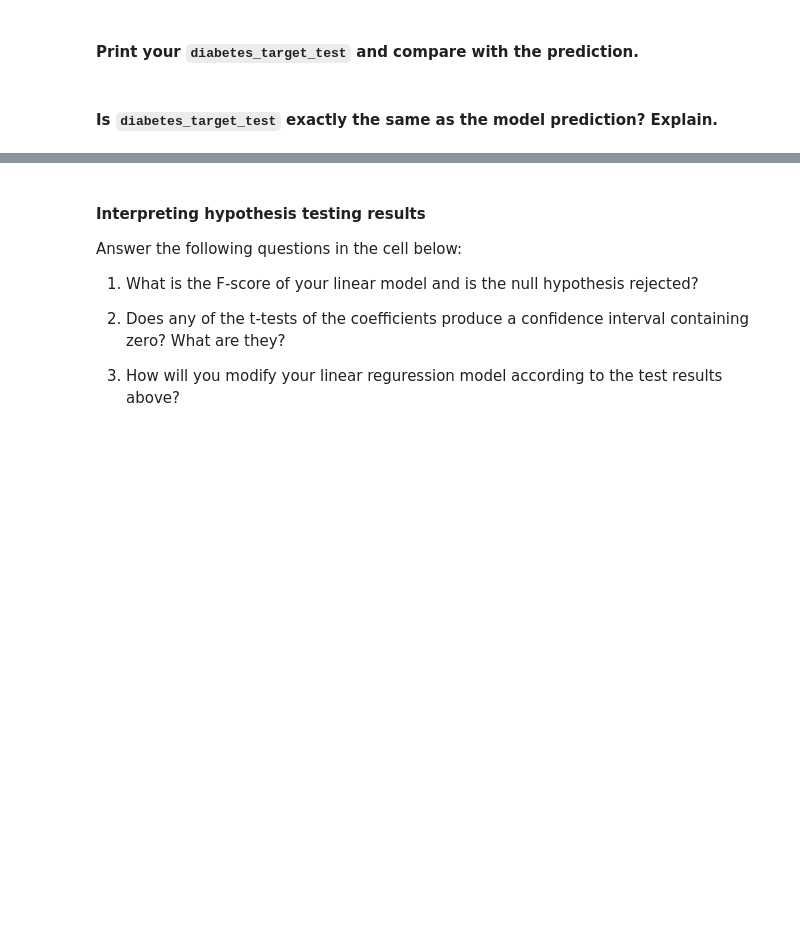
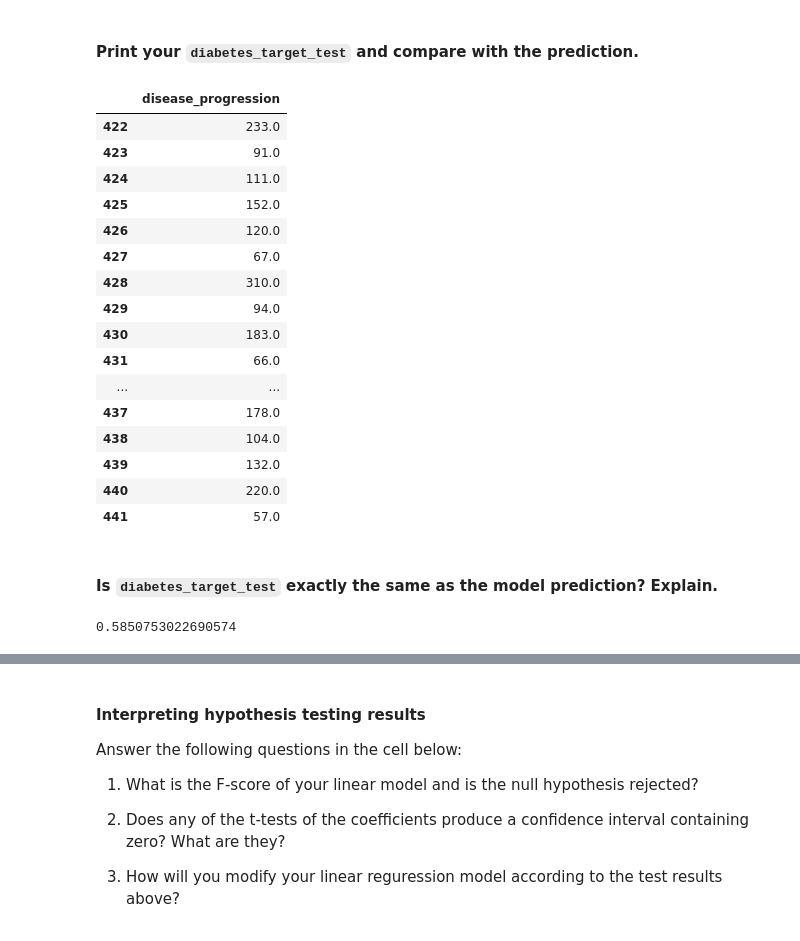
Before and after one commit to ta-data-bcn/lab-supervised-learning-sklearn, a Jupyter notebook: your-code/main.ipynb, the cells around one changed output, grey strips where cells are left out. Cells and saved outputs as stored; diff of their text form; code cells hidden in the pictures; blank space fills up the shorter version.

```diff
--- a/your-code/main.ipynb
+++ b/your-code/main.ipynb
@@ -43,0 +121,3 @@ Scikit-learn typically takes in 2D numpy arrays as input (though pandas datafram
+# %%
+diabetes_target = pd.DataFrame(columns = ['disease_progression'], data = diabetes['target'])
+print(diabetes['target'])
@@ -78,2 +183,7 @@ Define `diabetes_data_train`, `diabetes_target_train`, `diabetes_data_test`, and
+# %%
+diabetes_data_train = diabetes_data.iloc[:-20, :]
+diabetes_data_test = diabetes_data.iloc[-20:, :]
+diabetes_target_train = diabetes_target.iloc[:-20, :]
+diabetes_target_test = diabetes_target.iloc[-20:, :]
 # %% [markdown]
 Fit the training data and target to `diabetes_model`. Print the *intercept* and *coefficients* of the model.
@@ -99,2 +244,22 @@ This is the linear regression model fitted to your training dataset.
+# %%
+diabetes_target_test
+# %% [output]
+|  | disease_progression |
+| 422 | 233.0 |
+| 423 | 91.0 |
+| 424 | 111.0 |
+| 425 | 152.0 |
+| 426 | 120.0 |
+| 427 | 67.0 |
+| 428 | 310.0 |
+| 429 | 94.0 |
+| 430 | 183.0 |
+| 431 | 66.0 |
+| ... | ... |
+| 437 | 178.0 |
+| 438 | 104.0 |
+| 439 | 132.0 |
+| 440 | 220.0 |
+| 441 | 57.0 |
 # %% [markdown]
 #### Is `diabetes_target_test` exactly the same as the model prediction? Explain.
@@ -102,0 +266,4 @@ This is the linear regression model fitted to your training dataset.
+# %%
+r2_score(diabetes_target_test, diabetes_target_pred)
+# %% [output]
+0.5850753022690574
```
Also changed, not shown: parts of 88 cells of this notebook.
